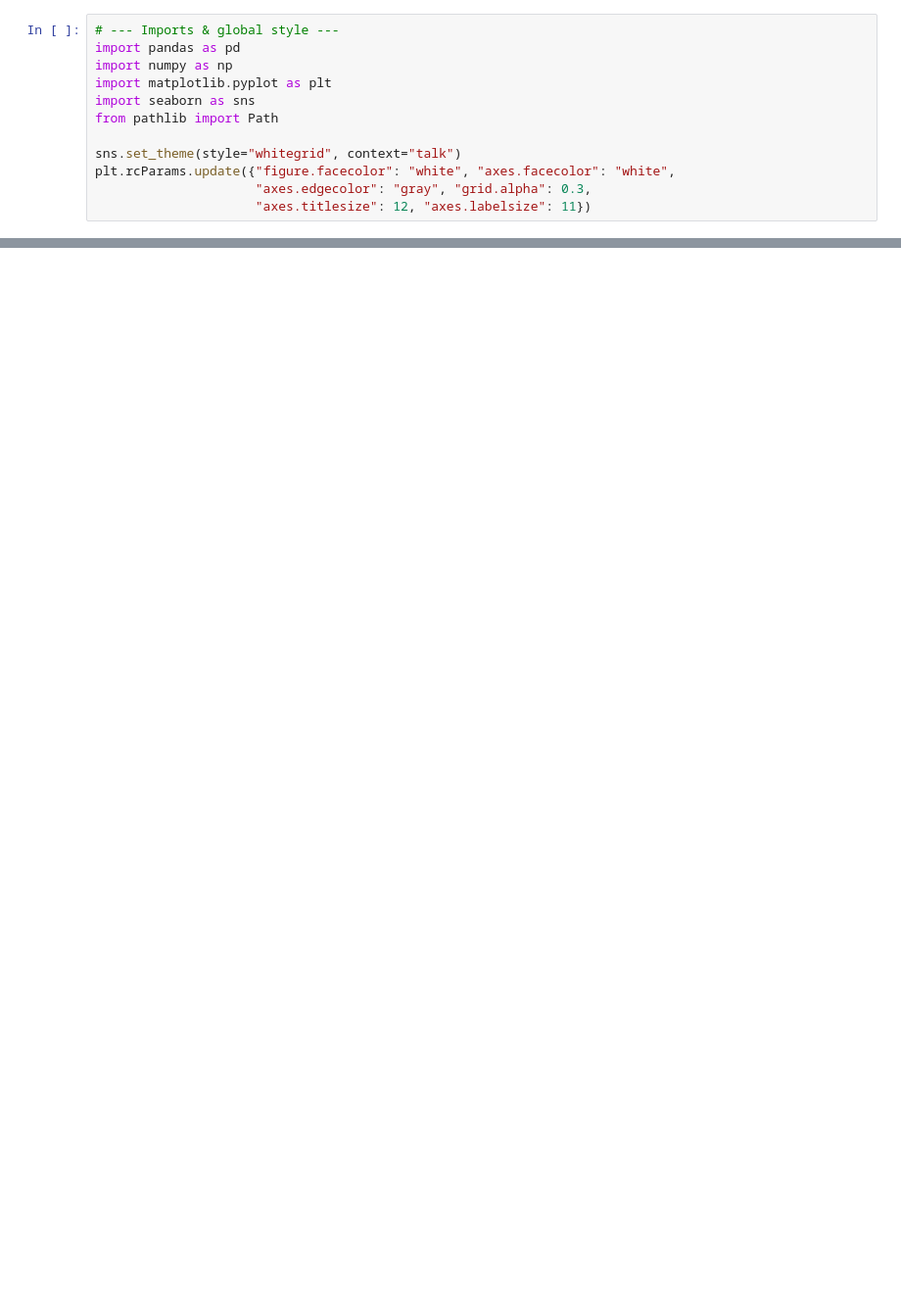
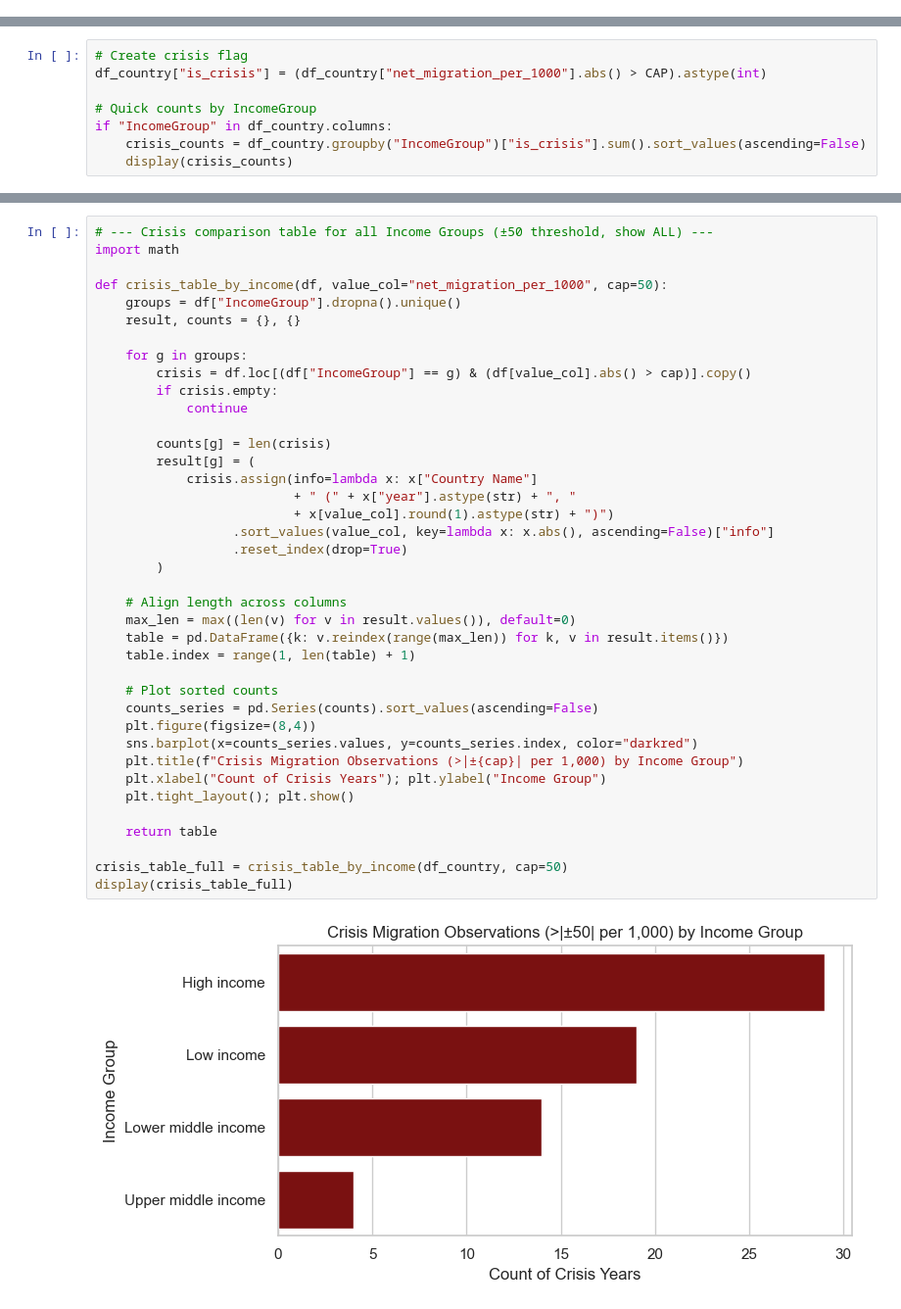
Before and after one commit to gsanaev/forecasting-migration-flows-ml, a Jupyter notebook: notebooks/02-eda.ipynb, the cells around one changed output, grey strips where cells are left out. Shown at 98% size. Drawn from its saved outputs; the diff is of its cells as text; blank space fills up the shorter version.

Commit message:
Update 02-eda notebook with improved visualisations

```diff
--- a/notebooks/02-eda.ipynb
+++ b/notebooks/02-eda.ipynb
@@ -54,12 +0,0 @@ The focus is to tell a clear story about global migration patterns:
-# %%
-# --- Imports & global style ---
-import pandas as pd
-import numpy as np
-import matplotlib.pyplot as plt
-import seaborn as sns
-from pathlib import Path
-
-sns.set_theme(style="whitegrid", context="talk")
-plt.rcParams.update({"figure.facecolor": "white", "axes.facecolor": "white",
-                     "axes.edgecolor": "gray", "grid.alpha": 0.3,
-                     "axes.titlesize": 12, "axes.labelsize": 11})
@@ -335,0 +178,8 @@ plt.tight_layout(rect=[0, 0, 1, 0.95]); plt.show()
+# %%
+# Create crisis flag
+df_country["is_crisis"] = (df_country["net_migration_per_1000"].abs() > CAP).astype(int)
+
+# Quick counts by IncomeGroup
+if "IncomeGroup" in df_country.columns:
+    crisis_counts = df_country.groupby("IncomeGroup")["is_crisis"].sum().sort_values(ascending=False)
+    display(crisis_counts)
@@ -335,0 +199,41 @@ plt.tight_layout(rect=[0, 0, 1, 0.95]); plt.show()
+# %%
+# --- Crisis comparison table for all Income Groups (±50 threshold, show ALL) ---
+import math
+
+def crisis_table_by_income(df, value_col="net_migration_per_1000", cap=50):
+    groups = df["IncomeGroup"].dropna().unique()
+    result, counts = {}, {}
+
+    for g in groups:
+        crisis = df.loc[(df["IncomeGroup"] == g) & (df[value_col].abs() > cap)].copy()
+        if crisis.empty:
+            continue
+
+        counts[g] = len(crisis)
+        result[g] = (
+            crisis.assign(info=lambda x: x["Country Name"]
+                          + " (" + x["year"].astype(str) + ", "
+                          + x[value_col].round(1).astype(str) + ")")
+                  .sort_values(value_col, key=lambda x: x.abs(), ascending=False)["info"]
+                  .reset_index(drop=True)
+        )
+
+    # Align length across columns
+    max_len = max((len(v) for v in result.values()), default=0)
+    table = pd.DataFrame({k: v.reindex(range(max_len)) for k, v in result.items()})
+    table.index = range(1, len(table) + 1)
+
+    # Plot sorted counts
+    counts_series = pd.Series(counts).sort_values(ascending=False)
+    plt.figure(figsize=(8,4))
+    sns.barplot(x=counts_series.values, y=counts_series.index, color="darkred")
+    plt.title(f"Crisis Migration Observations (>|±{cap}| per 1,000) by Income Group")
+    plt.xlabel("Count of Crisis Years"); plt.ylabel("Income Group")
+    plt.tight_layout(); plt.show()
+
+    return table
+
+crisis_table_full = crisis_table_by_income(df_country, cap=50)
+display(crisis_table_full)
+# %% [output]
+[figure, added]
```
Also changed, not shown: parts of 51 cells of this notebook.
